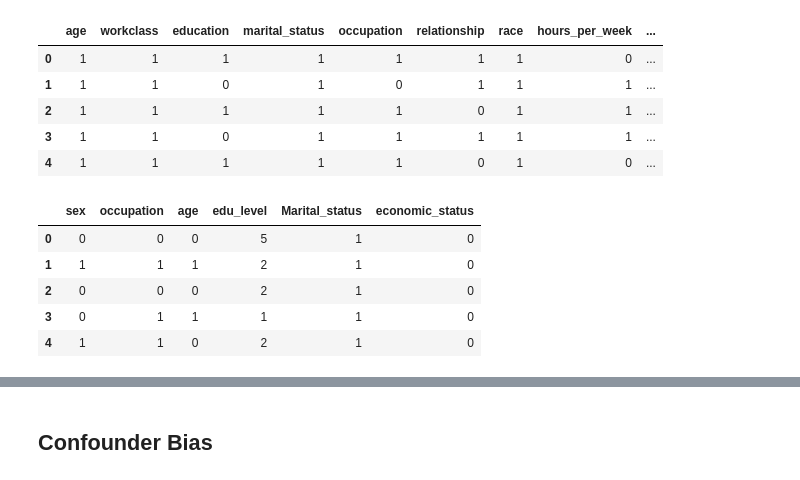
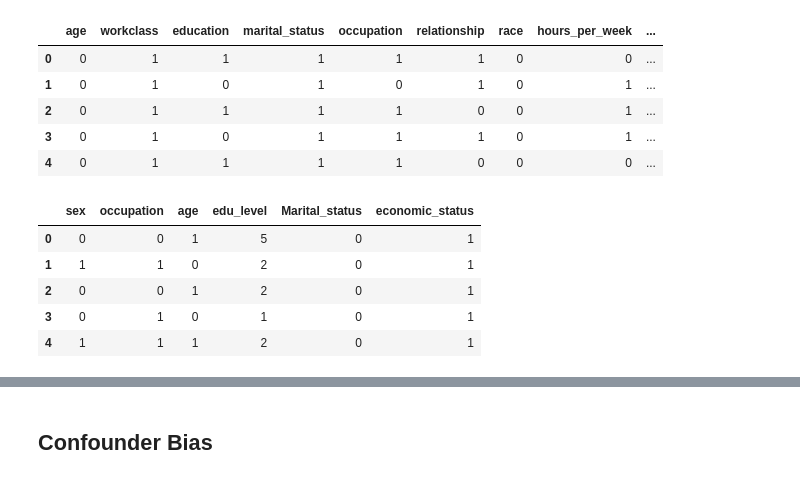
Before and after one commit to RuSaBin/DissectingCausalBiases, a Jupyter notebook: Code/Biases_RealData+InteractionBias_Synthetic.ipynb, the cells around one changed output, grey strips where cells are left out. Saved outputs shown, nothing was run; the diff lists cells and outputs as text; code cells hidden in the pictures.

```diff
--- a/Biases_RealData+InteractionBias_Synthetic.ipynb
+++ b/Code/Biases_RealData+InteractionBias_Synthetic.ipynb
@@ -19,25 +19,28 @@ import pydotplus
 import pyAgrum.lib.notebook as gnb
 import numpy as np
 # %%
-dfa = pd.read_csv('Adult/adult_cleaned_bin.csv')
+dfa = pd.read_csv('Adult/adult_cleaned_bin.csv')#adult
+dfa['Sex']=dfa['Sex'].replace({0:1,1:0})
+dfa['race']=dfa['race'].replace({0:1,1:0})
+dfa['age']=dfa['age'].replace({0:1,1:0})
 dfa.head()
 # %% [output]
 |  | age | workclass | education | marital_status | occupation | relationship | race | hours_per_week | ... |
-| 0 | 1 | 1 | 1 | 1 | 1 | 1 | 1 | 0 | ... |
-| 1 | 1 | 1 | 0 | 1 | 0 | 1 | 1 | 1 | ... |
-| 2 | 1 | 1 | 1 | 1 | 1 | 0 | 1 | 1 | ... |
-| 3 | 1 | 1 | 0 | 1 | 1 | 1 | 1 | 1 | ... |
-| 4 | 1 | 1 | 1 | 1 | 1 | 0 | 1 | 0 | ... |
+| 0 | 0 | 1 | 1 | 1 | 1 | 1 | 0 | 0 | ... |
+| 1 | 0 | 1 | 0 | 1 | 0 | 1 | 0 | 1 | ... |
+| 2 | 0 | 1 | 1 | 1 | 1 | 0 | 0 | 1 | ... |
+| 3 | 0 | 1 | 0 | 1 | 1 | 1 | 0 | 1 | ... |
+| 4 | 0 | 1 | 1 | 1 | 1 | 0 | 0 | 0 | ... |
 # %%
-dfd = pd.read_csv('Dutch/dutch_simplified2.csv')
-dfd['economic_status'] = [0 if x<120 else 1 for x in dfd.economic_status]
-dfd['Marital_status'] = [1 if x<3 else 0 for x in dfd.Marital_status]
-dfd['age'] = [0 if x<9 else 1 for x in dfd.age]
+dfd = pd.read_csv('Dutch/dutch_simplified2.csv') #dutch
+dfd['economic_status'] = [1 if x<120 else 0 for x in dfd.economic_status]
+dfd['Marital_status'] = [0 if x<3 else 1 for x in dfd.Marital_status]
+dfd['age'] = [1 if x<9 else 0 for x in dfd.age]
 dfd.head()
 # %% [output]
 |  | sex | occupation | age | edu_level | Marital_status | economic_status |
-| 0 | 0 | 0 | 0 | 5 | 1 | 0 |
-| 1 | 1 | 1 | 1 | 2 | 1 | 0 |
-| 2 | 0 | 0 | 0 | 2 | 1 | 0 |
-| 3 | 0 | 1 | 1 | 1 | 1 | 0 |
-| 4 | 1 | 1 | 0 | 2 | 1 | 0 |
+| 0 | 0 | 0 | 1 | 5 | 0 | 1 |
+| 1 | 1 | 1 | 0 | 2 | 0 | 1 |
+| 2 | 0 | 0 | 1 | 2 | 0 | 1 |
+| 3 | 0 | 1 | 0 | 1 | 0 | 1 |
+| 4 | 1 | 1 | 1 | 2 | 0 | 1 |
```
Also changed, not shown: parts of 54 cells of this notebook, 43 other files.
